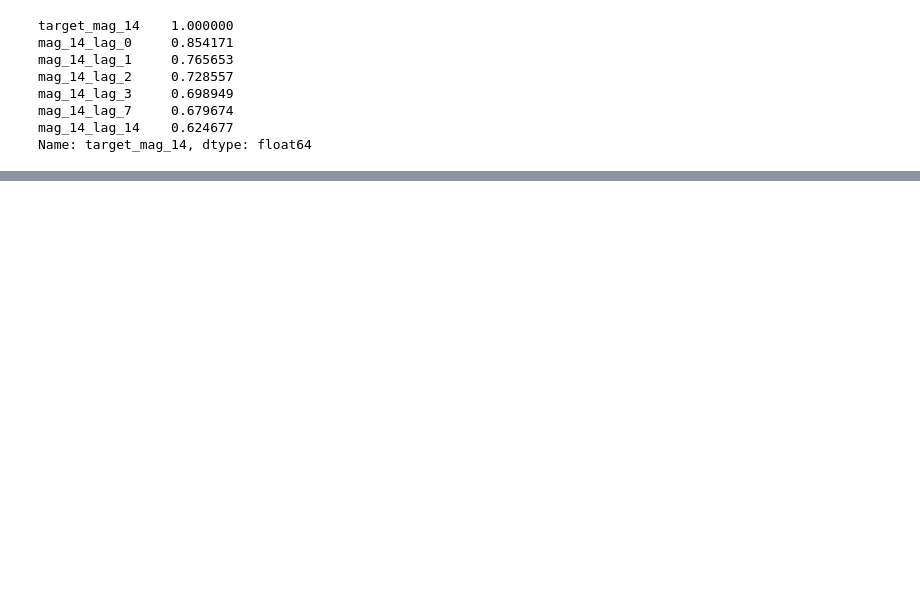
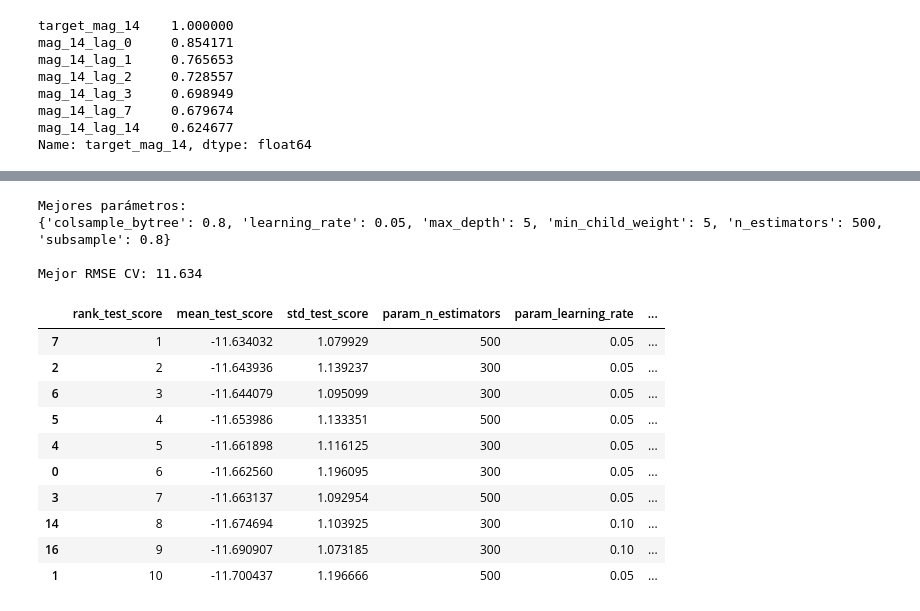
Before and after one commit to d-sba/TFM, a Jupyter notebook: src/models/xgboost/O3/xgboost_dani.ipynb, the cells around one changed output, grey strips where cells are left out. Saved outputs shown, nothing was run; the diff lists cells and outputs as text; code cells hidden in the pictures; blank space fills up the shorter version.

```diff
--- a/src/models/xgboost/O3/xgboost_dani.ipynb
+++ b/src/models/xgboost/O3/xgboost_dani.ipynb
@@ -221,0 +738,9 @@ NameError: name 'METEO_VARIABLES' is not defined
+# %%
+param_grid = {
+    "n_estimators": [300, 500],
+    "learning_rate": [0.05, 0.1],
+    "max_depth": [3, 5, 7],
+    "min_child_weight": [1, 5],
+    "subsample": [0.8],
+    "colsample_bytree": [0.8]
+}
@@ -221,0 +766,5 @@ NameError: name 'METEO_VARIABLES' is not defined
+# %%
+grid_search.fit(
+    X_train,
+    y_train
+)
@@ -221,0 +790,50 @@ NameError: name 'METEO_VARIABLES' is not defined
+# %%
+print("Mejores parámetros:")
+print(grid_search.best_params_)
+
+print(
+    f"\nMejor RMSE CV: "
+    f"{-grid_search.best_score_:.3f}"
+)
+# %% [output]
+Mejores parámetros:
+{'colsample_bytree': 0.8, 'learning_rate': 0.05, 'max_depth': 5, 'min_child_weight': 5, 'n_estimators': 500, 'subsample': 0.8}
+
+Mejor RMSE CV: 11.634
+# %%
+cv_results = (
+    pd.DataFrame(
+        grid_search.cv_results_
+    )
+    .sort_values(
+        "rank_test_score"
+    )
+)
+
+display(
+    cv_results[
+        [
+            "rank_test_score",
+            "mean_test_score",
+            "std_test_score",
+            "param_n_estimators",
+            "param_learning_rate",
+            "param_max_depth",
+            "param_min_child_weight",
+            "param_subsample",
+            "param_colsample_bytree"
+        ]
+    ].head(10)
+)
+# %% [output]
+|  | rank_test_score | mean_test_score | std_test_score | param_n_estimators | param_learning_rate | ... |
+| 7 | 1 | -11.634032 | 1.079929 | 500 | 0.05 | ... |
+| 2 | 2 | -11.643936 | 1.139237 | 300 | 0.05 | ... |
+| 6 | 3 | -11.644079 | 1.095099 | 300 | 0.05 | ... |
+| 5 | 4 | -11.653986 | 1.133351 | 500 | 0.05 | ... |
+| 4 | 5 | -11.661898 | 1.116125 | 300 | 0.05 | ... |
+| 0 | 6 | -11.662560 | 1.196095 | 300 | 0.05 | ... |
+| 3 | 7 | -11.663137 | 1.092954 | 500 | 0.05 | ... |
+| 14 | 8 | -11.674694 | 1.103925 | 300 | 0.10 | ... |
+| 16 | 9 | -11.690907 | 1.073185 | 300 | 0.10 | ... |
+| 1 | 10 | -11.700437 | 1.196666 | 500 | 0.05 | ... |
```
Also changed, not shown: parts of 58 cells of this notebook, 3 other files.
